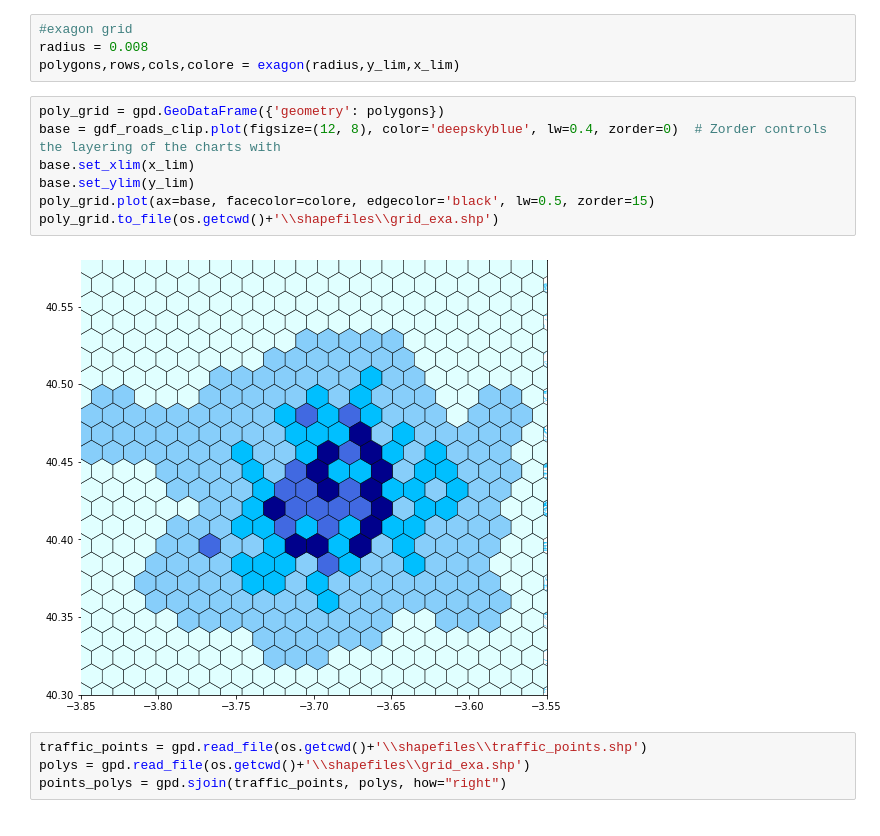
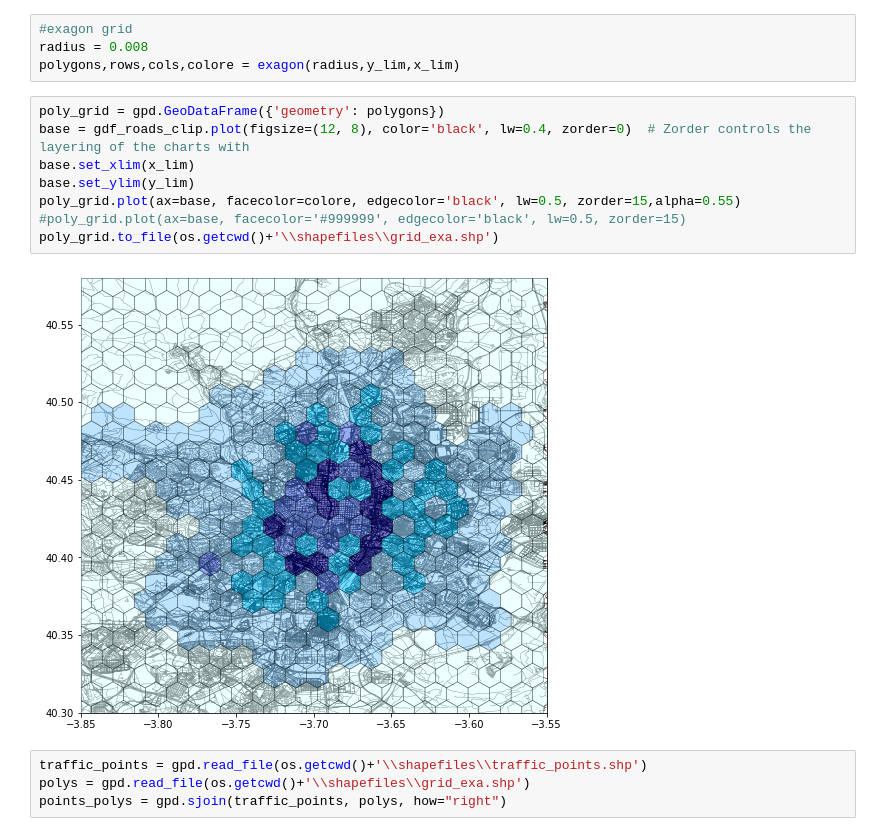
Before and after one commit to gabrielecorbo/oasis-project, a Jupyter notebook: madrid/jupyter/Preprocessing.ipynb, the cells around one changed output. Drawn from its saved outputs; the diff is of its cells as text.

```diff
--- a/madrid/jupyter/Preprocessing.ipynb
+++ b/madrid/jupyter/Preprocessing.ipynb
@@ -269,13 +287,14 @@ radius = 0.008
 polygons,rows,cols,colore = exagon(radius,y_lim,x_lim)
 # %%
 poly_grid = gpd.GeoDataFrame({'geometry': polygons})
-base = gdf_roads_clip.plot(figsize=(12, 8), color='deepskyblue', lw=0.4, zorder=0)  # Zorder controls the layering of the charts with
+base = gdf_roads_clip.plot(figsize=(12, 8), color='black', lw=0.4, zorder=0)  # Zorder controls the layering of the charts with
 base.set_xlim(x_lim)
 base.set_ylim(y_lim)
-poly_grid.plot(ax=base, facecolor=colore, edgecolor='black', lw=0.5, zorder=15)
+poly_grid.plot(ax=base, facecolor=colore, edgecolor='black', lw=0.5, zorder=15,alpha=0.55)
+#poly_grid.plot(ax=base, facecolor='#999999', edgecolor='black', lw=0.5, zorder=15)
 poly_grid.to_file(os.getcwd()+'\\shapefiles\\grid_exa.shp')
 # %% [output]
-[figure, old version]
+[figure, new version]
 # %%
 traffic_points = gpd.read_file(os.getcwd()+'\\shapefiles\\traffic_points.shp')
 polys = gpd.read_file(os.getcwd()+'\\shapefiles\\grid_exa.shp')
```
Also changed, not shown: parts of 7 cells of this notebook.
